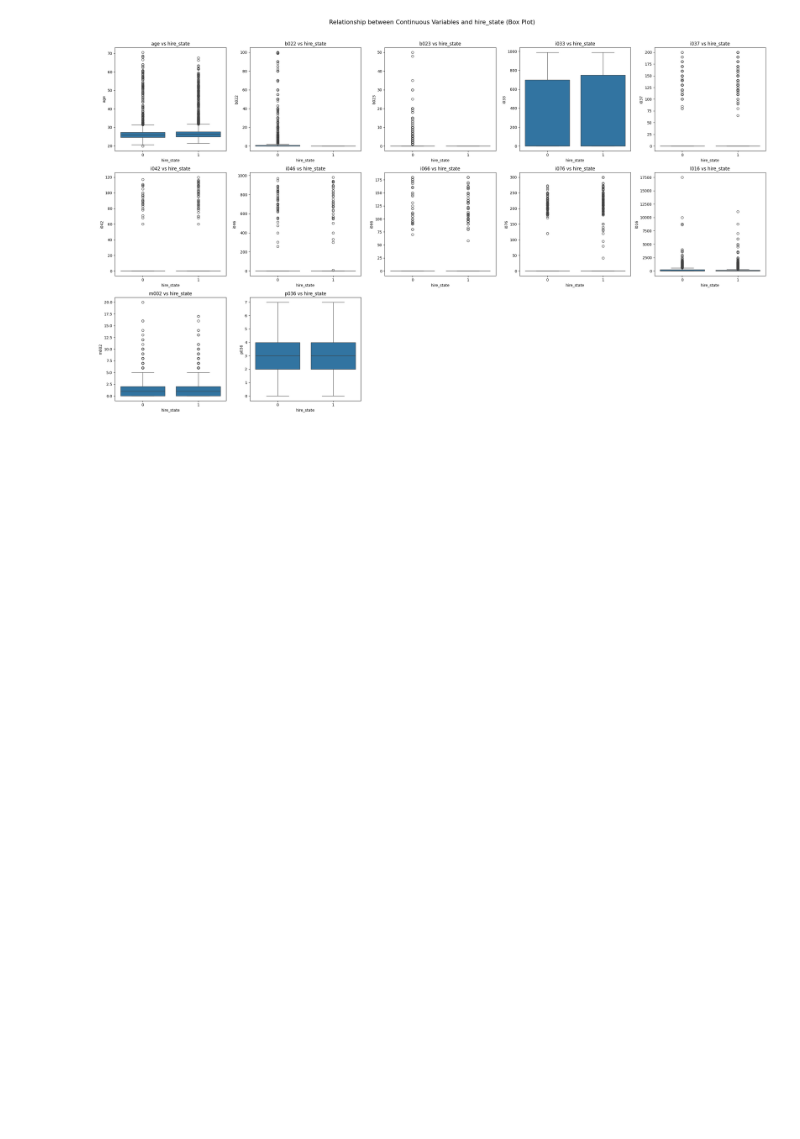
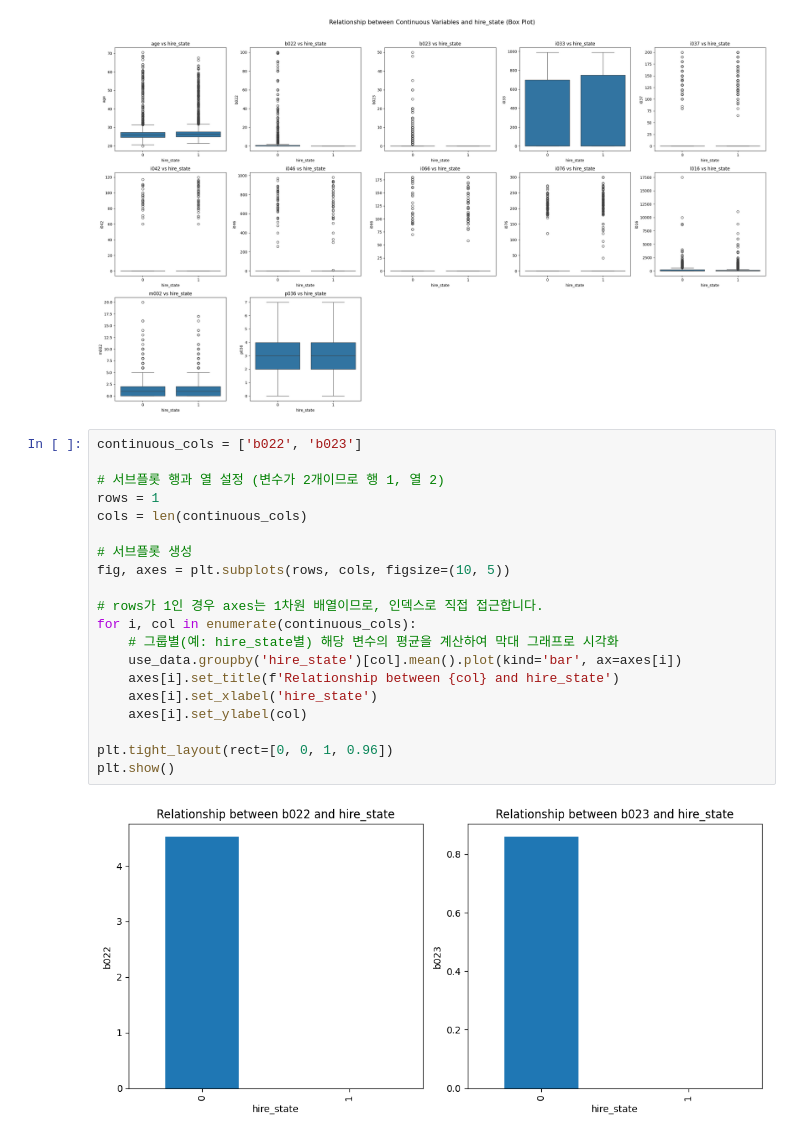
Before and after one commit to Encore-SKN-9/ml_4team, a Jupyter notebook: preprocessing_final_final.ipynb, the cells around one changed output. Cells and saved outputs as stored; diff of their text form; blank space fills up the shorter version.

```diff
--- a/preprocessing_final_final.ipynb
+++ b/preprocessing_final_final.ipynb
@@ -280,3 +282,25 @@ plt.tight_layout(rect=[0, 0, 1, 0.96])
 plt.show()
 # %% [output]
 [figure]
+# %%
+continuous_cols = ['b022', 'b023']
+
+# 서브플롯 행과 열 설정 (변수가 2개이므로 행 1, 열 2)
+rows = 1
+cols = len(continuous_cols)
+
+# 서브플롯 생성
+fig, axes = plt.subplots(rows, cols, figsize=(10, 5))
+
+# rows가 1인 경우 axes는 1차원 배열이므로, 인덱스로 직접 접근합니다.
+for i, col in enumerate(continuous_cols):
+    # 그룹별(예: hire_state별) 해당 변수의 평균을 계산하여 막대 그래프로 시각화
+    use_data.groupby('hire_state')[col].mean().plot(kind='bar', ax=axes[i])
+    axes[i].set_title(f'Relationship between {col} and hire_state')
+    axes[i].set_xlabel('hire_state')
+    axes[i].set_ylabel(col)
+
+plt.tight_layout(rect=[0, 0, 1, 0.96])
+plt.show()
+# %% [output]
+[figure, added]
```
Also changed, not shown: parts of 4 cells of this notebook, 9 other files.
